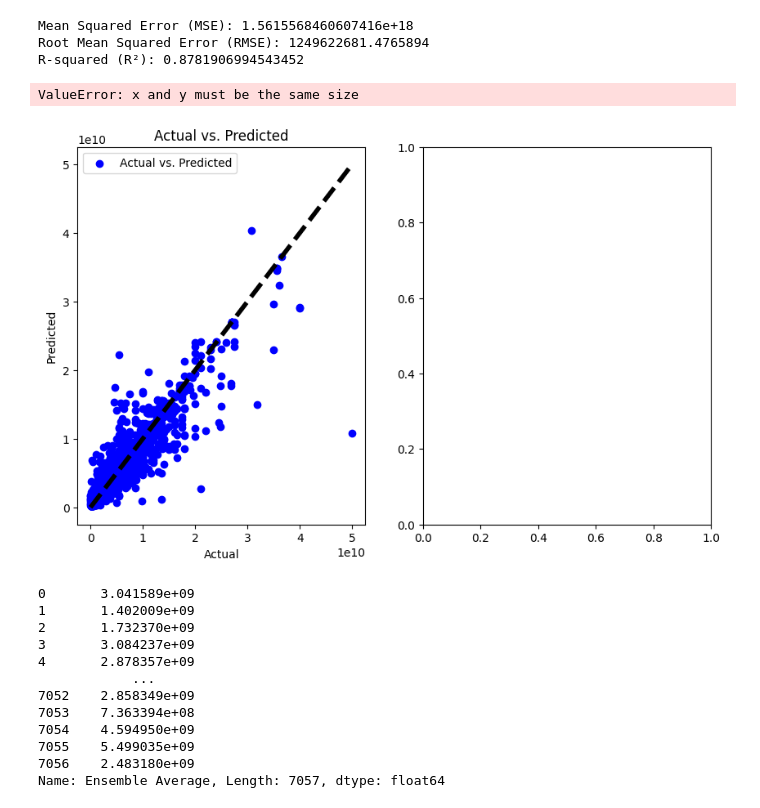
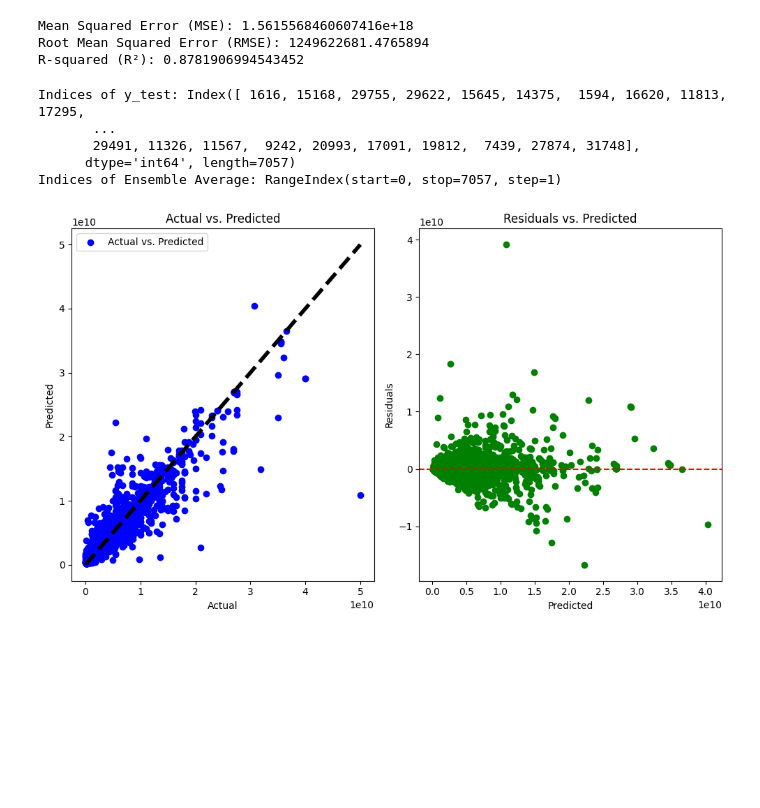
Before and after one commit to mutiarasny/project-prediksi-harga-properti, a Jupyter notebook: pbl.ipynb, the cells around one changed output. Drawn from its saved outputs; the diff is of its cells as text; code cells hidden in the pictures; blank space fills up the shorter version.

```diff
--- a/pbl.ipynb
+++ b/pbl.ipynb
@@ -587,48 +535,47 @@ print(f'R-squared (R²): {r2}')
 Mean Squared Error (MSE): 1.5615568460607416e+18
 Root Mean Squared Error (RMSE): 1249622681.4765894
 R-squared (R²): 0.8781906994543452
+# %%
+y_test_indices = y_test.index
+ensemble_indices = ensemble_df.index
+
+print(f"Indices of y_test: {y_test_indices}")
+print(f"Indices of Ensemble Average: {ensemble_indices}")
+# %% [output]
+Indices of y_test: Index([ 1616, 15168, 29755, 29622, 15645, 14375,  1594, 16620, 11813, 17295,
+       ...
+       29491, 11326, 11567,  9242, 20993, 17091, 19812,  7439, 27874, 31748],
+      dtype='int64', length=7057)
+Indices of Ensemble Average: RangeIndex(start=0, stop=7057, step=1)
 # %%
+#reset index y_test
+y_test = y_test.reset_index(drop=True)
+
 # Visualisasi hasil evaluasi
 plt.figure(figsize=(10, 6))
 
 # Scatter plot antara nilai sebenarnya dan nilai prediksi
 plt.subplot(1, 2, 1)
 plt.scatter(y_test, ensemble_df['Ensemble Average'], color='blue', label='Actual vs. Predicted')
 plt.plot([y_test.min(), y_test.max()], [y_test.min(), y_test.max()], 'k--', lw=4)
 plt.xlabel('Actual')
 plt.ylabel('Predicted')
 plt.title('Actual vs. Predicted')
 plt.legend()
 
 # Scatter plot antara residual dan nilai prediksi
 residuals_ensemble = y_test - ensemble_df['Ensemble Average']
 plt.subplot(1, 2, 2)
 plt.scatter(ensemble_df['Ensemble Average'], residuals_ensemble, color='green')
 plt.xlabel('Predicted')
 plt.ylabel('Residuals')
 plt.axhline(y=0, color='red', linestyle='--')
 plt.title('Residuals vs. Predicted')
 
 plt.tight_layout()
 plt.show()
 # %% [output]
-ValueError: x and y must be the same size
-[figure, old version]
+[figure, new version]
-# %%
-ensemble_df['Ensemble Average']
-# %% [output]
-0       3.041589e+09
-1       1.402009e+09
-2       1.732370e+09
-3       3.084237e+09
-4       2.878357e+09
-            ...
-7052    2.858349e+09
-7053    7.363394e+08
-7054    4.594950e+09
-7055    5.499035e+09
-7056    2.483180e+09
-Name: Ensemble Average, Length: 7057, dtype: float64
 # %%
 # Buat DataFrame untuk menyimpan hasil perhitungan
 metrics_df = pd.DataFrame({
```
Also changed, not shown: parts of 11 cells of this notebook.
